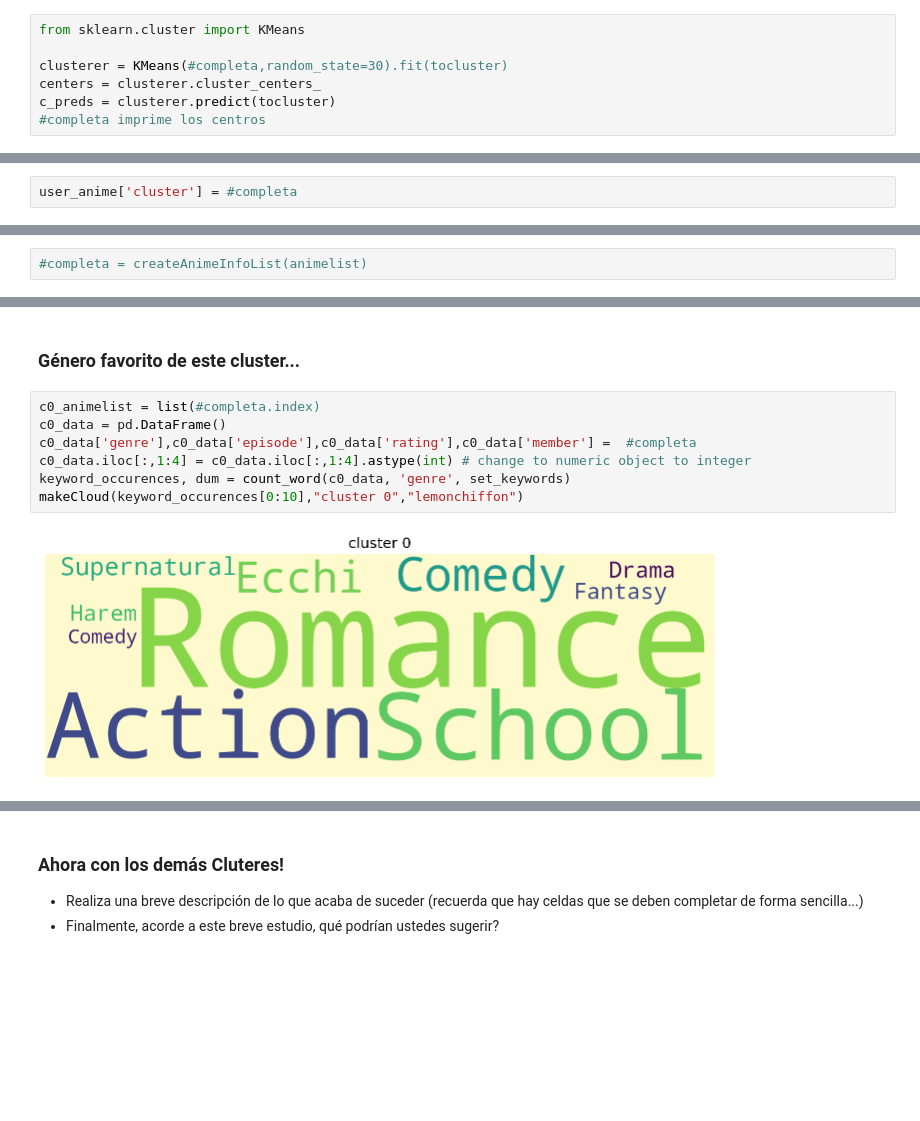
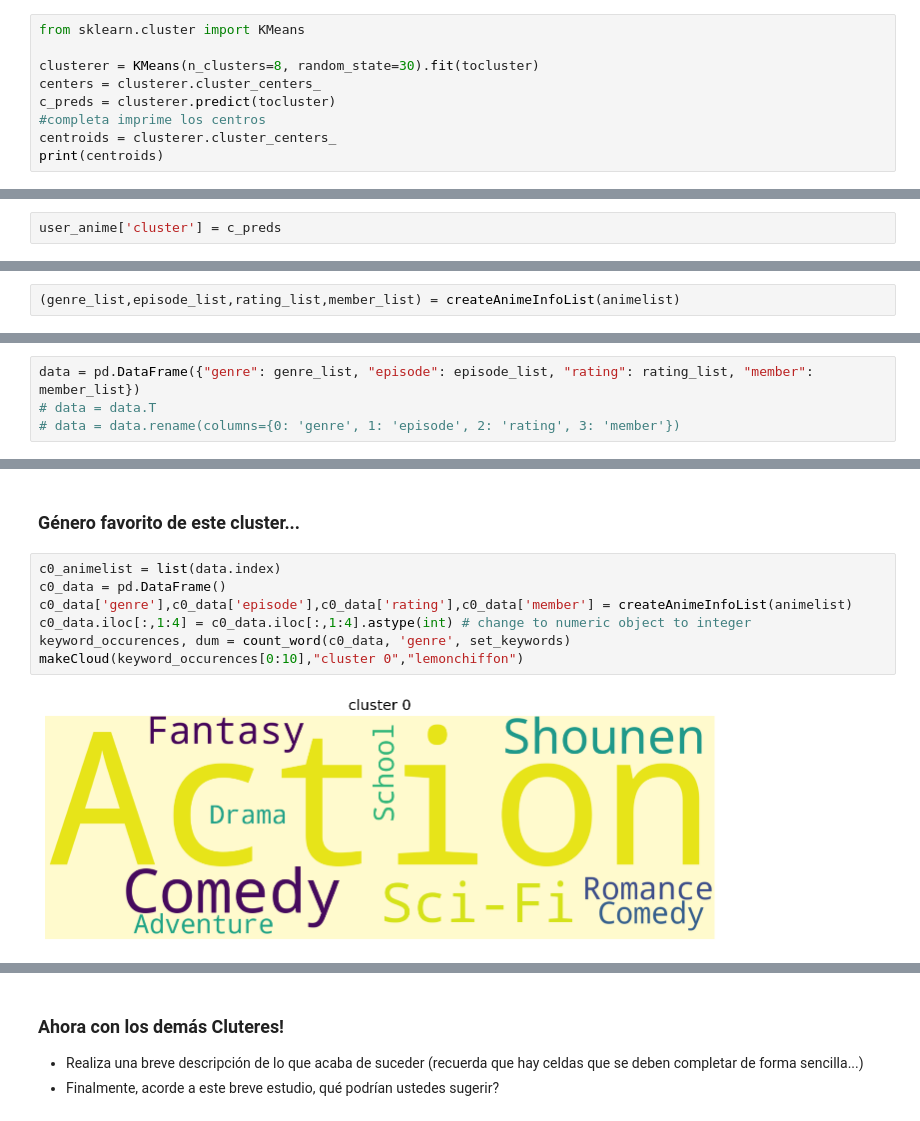
Before and after one commit to feriosch/Aprendizaje_Maquina, a Jupyter notebook: examenes/parcial2/Examen Parcial 2 - MLWoAns.ipynb, the cells around one changed output, grey strips where cells are left out. Cells and saved outputs as stored; diff of their text form; blank space fills up the shorter version.

```diff
--- a/examenes/parcial2/Examen Parcial 2 - MLWoAns.ipynb
+++ b/examenes/parcial2/Examen Parcial 2 - MLWoAns.ipynb
@@ -304,8 +399,10 @@ plt.show()
 # %%
 from sklearn.cluster import KMeans
 
-clusterer = KMeans(#completa,random_state=30).fit(tocluster)
+clusterer = KMeans(n_clusters=8, random_state=30).fit(tocluster)
 centers = clusterer.cluster_centers_
 c_preds = clusterer.predict(tocluster)
 #completa imprime los centros
+centroids = clusterer.cluster_centers_
+print(centroids)
 # %% [output]
@@ -341,5 +438,5 @@ plt.show()
 # %%
-user_anime['cluster'] = #completa
+user_anime['cluster'] = c_preds
 # %%
 #Está algo pesadito nuestro df...
 user_anime.info()
@@ -411,4 +517,4 @@ dtype: float64
 animelist = list(c0.index)
 data = pd.DataFrame()
 # %%
-#completa = createAnimeInfoList(animelist)
+(genre_list,episode_list,rating_list,member_list) = createAnimeInfoList(animelist)
@@ -414,0 +523,4 @@ data = pd.DataFrame()
+# %%
+data = pd.DataFrame({"genre": genre_list, "episode": episode_list, "rating": rating_list, "member": member_list})
+# data = data.T
+# data = data.rename(columns={0: 'genre', 1: 'episode', 2: 'rating', 3: 'member'})
@@ -442,14 +563,14 @@ def makeCloud(Dict,name,color):
 # %% [markdown]
 ### Género favorito de este cluster...
 # %%
-c0_animelist = list(#completa.index)
+c0_animelist = list(data.index)
 c0_data = pd.DataFrame()
-c0_data['genre'],c0_data['episode'],c0_data['rating'],c0_data['member'] =  #completa
+c0_data['genre'],c0_data['episode'],c0_data['rating'],c0_data['member'] = createAnimeInfoList(animelist)
 c0_data.iloc[:,1:4] = c0_data.iloc[:,1:4].astype(int) # change to numeric object to integer
 keyword_occurences, dum = count_word(c0_data, 'genre', set_keywords)
 makeCloud(keyword_occurences[0:10],"cluster 0","lemonchiffon")
 # %% [output]
-[figure, old version]
+[figure, new version]
 # %%
 keyword_occurences[0:10]
 # %% [output]
```
Also changed, not shown: parts of 111 cells of this notebook.
